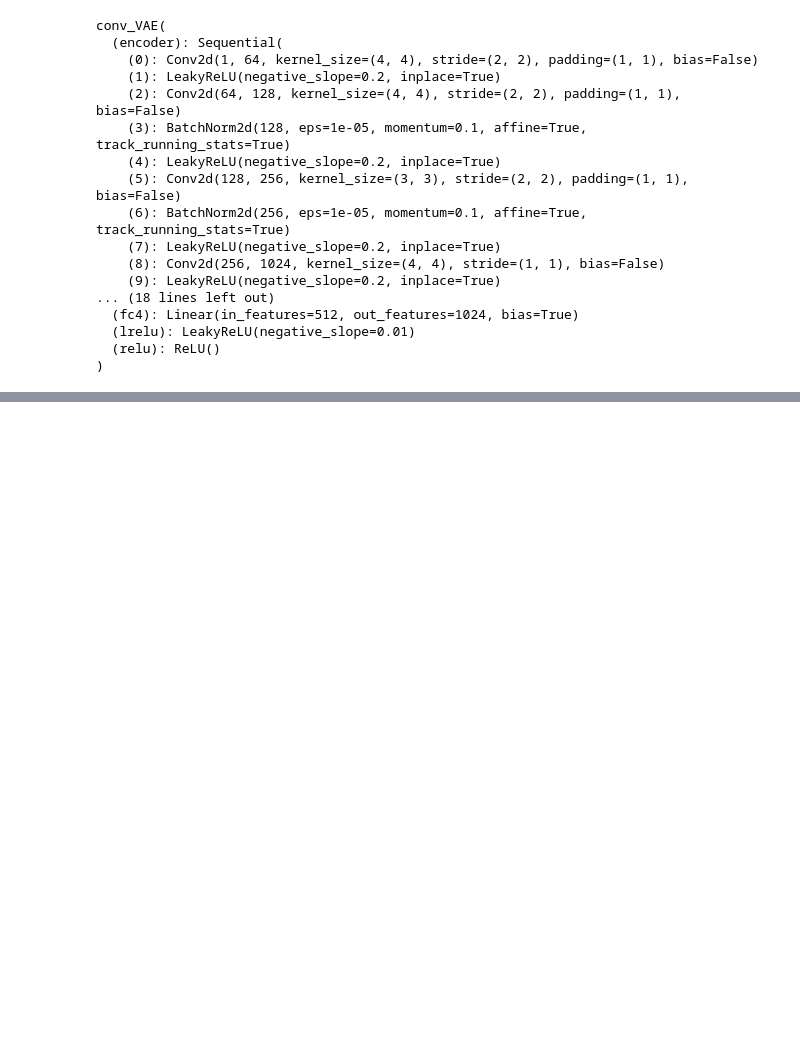
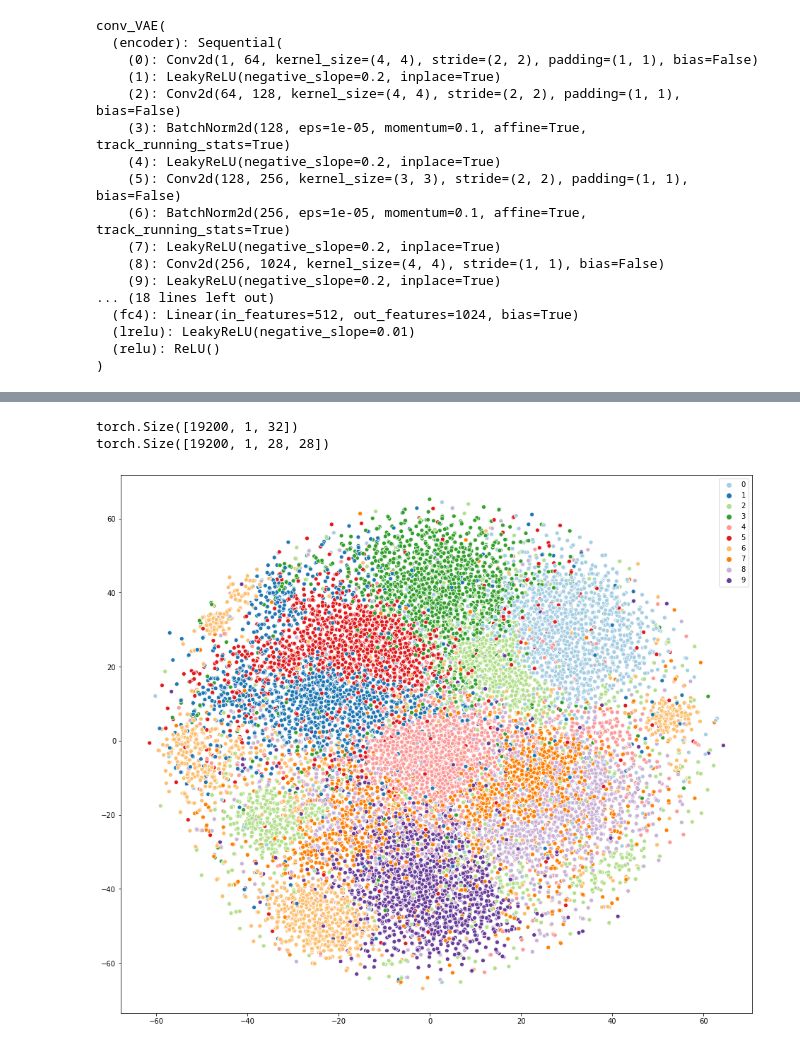
Before and after one commit to zuzkajelcicova/02456_DL-sketch_features_VAE, a Jupyter notebook: sketch_features_vae_conv_1.ipynb, the cells around one changed output, grey strips where cells are left out. Cells and saved outputs as stored; diff of their text form; code cells hidden in the pictures; blank space fills up the shorter version.

```diff
--- a/sketch_features_vae_conv_1.ipynb
+++ b/sketch_features_vae_conv_1.ipynb
@@ -765,0 +826,11 @@ interpolate(trn_model, images, INDEX_FROM, INDEX_TO, STEPS)
+# %%
+data_encoded, labels, inputs = encode_all(trn_model)
+print(data_encoded.shape)
+print(inputs.shape)
+# %% [output]
+torch.Size([19200, 1, 32])
+torch.Size([19200, 1, 28, 28])
+# %%
+plot_tsne_dots(data_encoded, labels)
+# %% [output]
+[figure, added]
```
Also changed, not shown: parts of 7 cells of this notebook.
